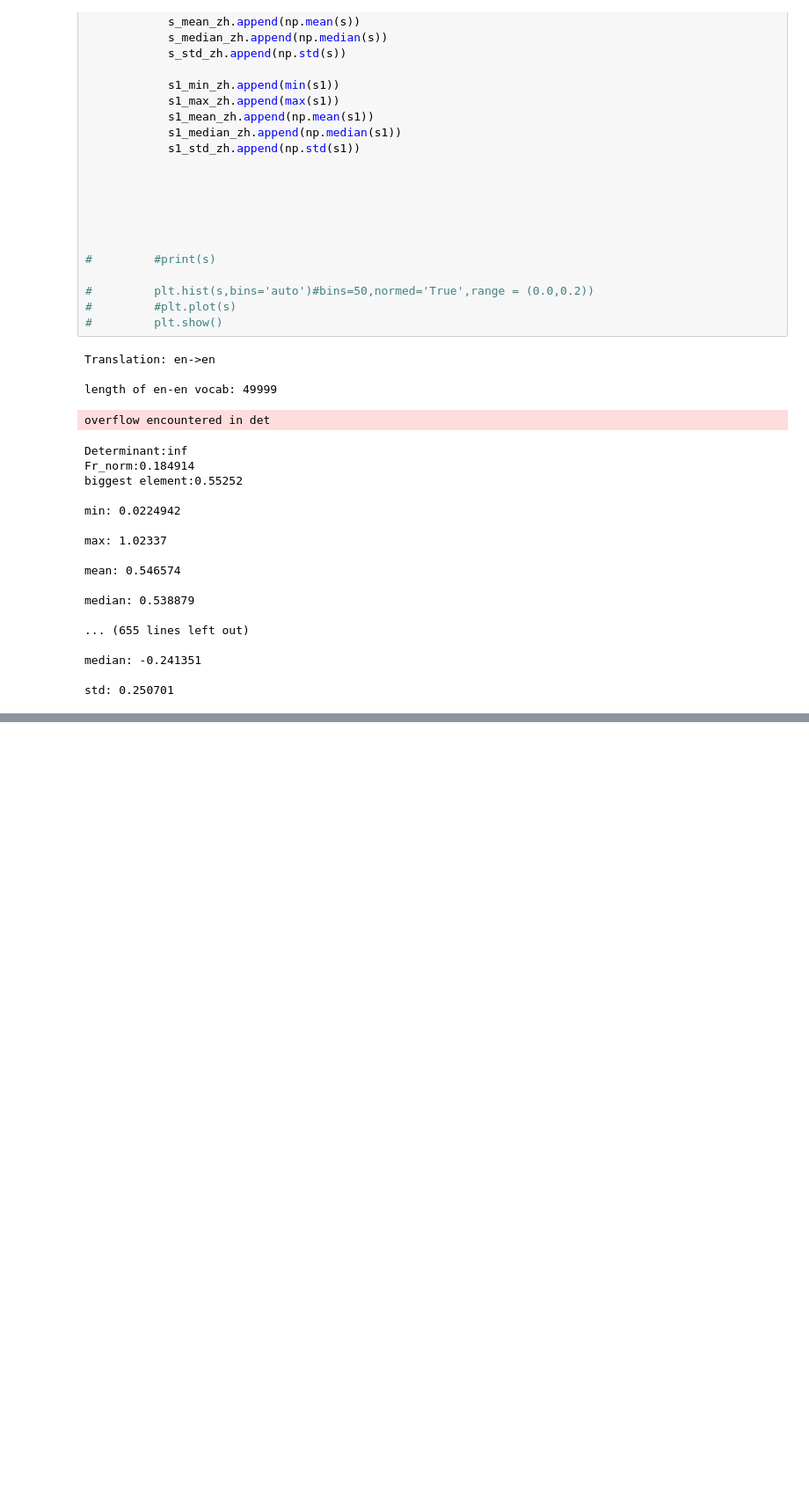
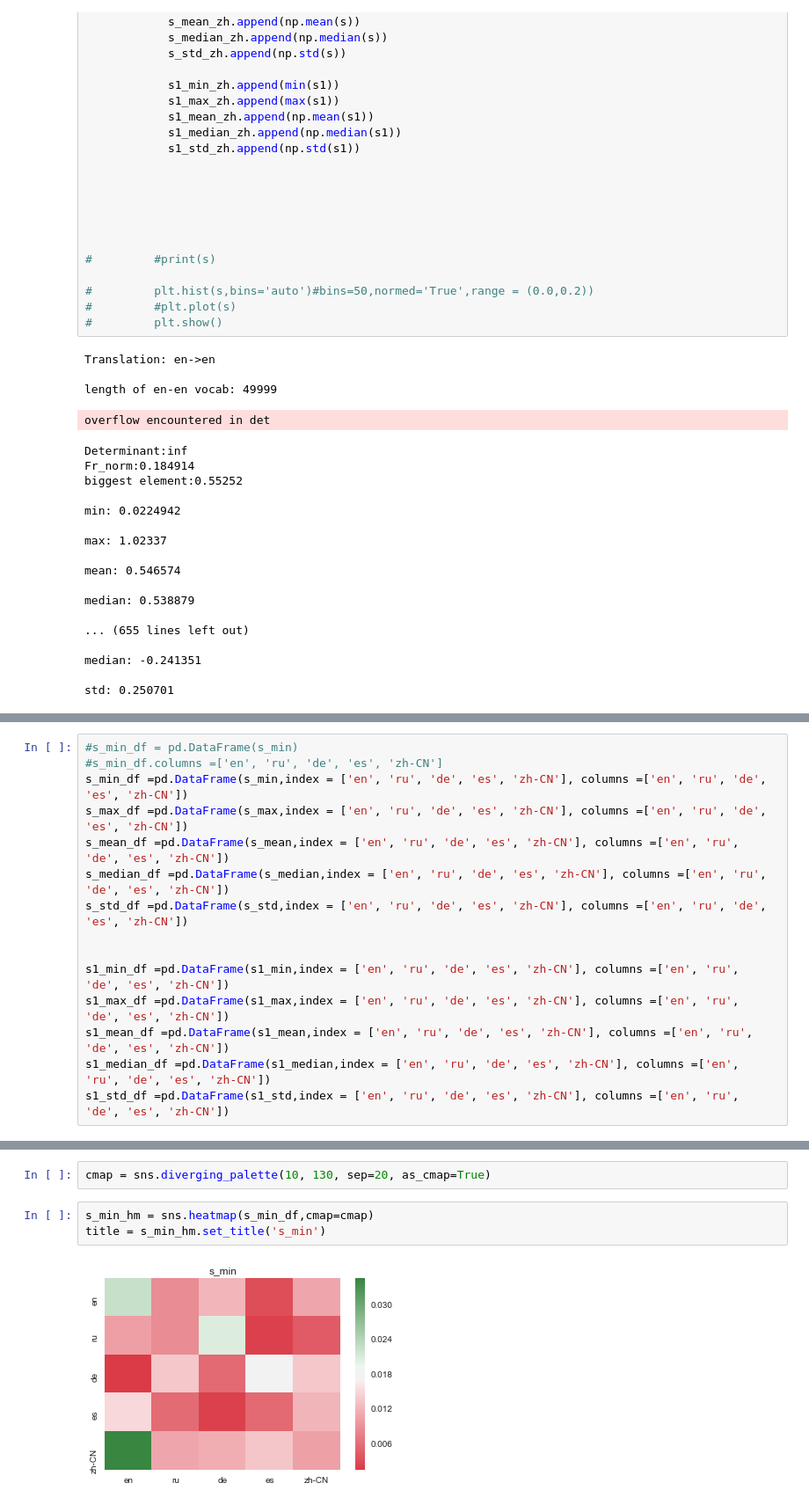
Before and after one commit to mike-tamir/IsomanticsWorkshop, a Jupyter notebook: code/SVD with Normalizer.ipynb, the cells around one changed output, grey strips where cells are left out. Shown: that part at 88% size. Cells and saved outputs as stored; diff of their text form; blank space fills up the shorter version.

Commit message:
Heatmap Plots for Normalized Graphs

```diff
--- a/code/SVD with Normalizer.ipynb
+++ b/code/SVD with Normalizer.ipynb
@@ -604,0 +673,15 @@ std: 0.250701
+# %%
+#s_min_df = pd.DataFrame(s_min)
+#s_min_df.columns =['en', 'ru', 'de', 'es', 'zh-CN']
+s_min_df =pd.DataFrame(s_min,index = ['en', 'ru', 'de', 'es', 'zh-CN'], columns =['en', 'ru', 'de', 'es', 'zh-CN'])
+s_max_df =pd.DataFrame(s_max,index = ['en', 'ru', 'de', 'es', 'zh-CN'], columns =['en', 'ru', 'de', 'es', 'zh-CN'])
+s_mean_df =pd.DataFrame(s_mean,index = ['en', 'ru', 'de', 'es', 'zh-CN'], columns =['en', 'ru', 'de', 'es', 'zh-CN'])
+s_median_df =pd.DataFrame(s_median,index = ['en', 'ru', 'de', 'es', 'zh-CN'], columns =['en', 'ru', 'de', 'es', 'zh-CN'])
+s_std_df =pd.DataFrame(s_std,index = ['en', 'ru', 'de', 'es', 'zh-CN'], columns =['en', 'ru', 'de', 'es', 'zh-CN'])
+
+
+s1_min_df =pd.DataFrame(s1_min,index = ['en', 'ru', 'de', 'es', 'zh-CN'], columns =['en', 'ru', 'de', 'es', 'zh-CN'])
+s1_max_df =pd.DataFrame(s1_max,index = ['en', 'ru', 'de', 'es', 'zh-CN'], columns =['en', 'ru', 'de', 'es', 'zh-CN'])
+s1_mean_df =pd.DataFrame(s1_mean,index = ['en', 'ru', 'de', 'es', 'zh-CN'], columns =['en', 'ru', 'de', 'es', 'zh-CN'])
+s1_median_df =pd.DataFrame(s1_median,index = ['en', 'ru', 'de', 'es', 'zh-CN'], columns =['en', 'ru', 'de', 'es', 'zh-CN'])
+s1_std_df =pd.DataFrame(s1_std,index = ['en', 'ru', 'de', 'es', 'zh-CN'], columns =['en', 'ru', 'de', 'es', 'zh-CN'])
@@ -604,0 +697,7 @@ std: 0.250701
+# %%
+cmap = sns.diverging_palette(10, 130, sep=20, as_cmap=True)
+# %%
+s_min_hm = sns.heatmap(s_min_df,cmap=cmap)
+title = s_min_hm.set_title('s_min')
+# %% [output]
+[figure, added]
```
Also changed, not shown: parts of 14 cells of this notebook, 1 other file.
